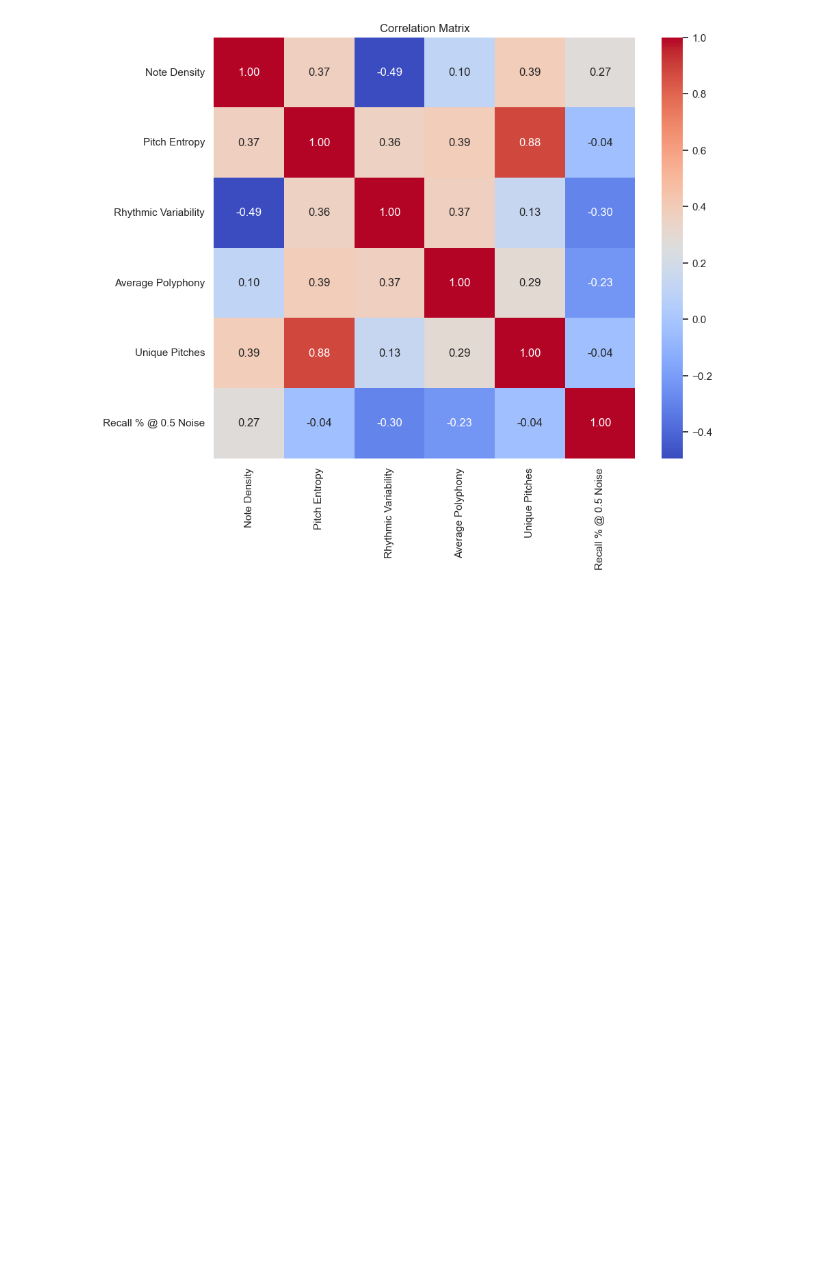
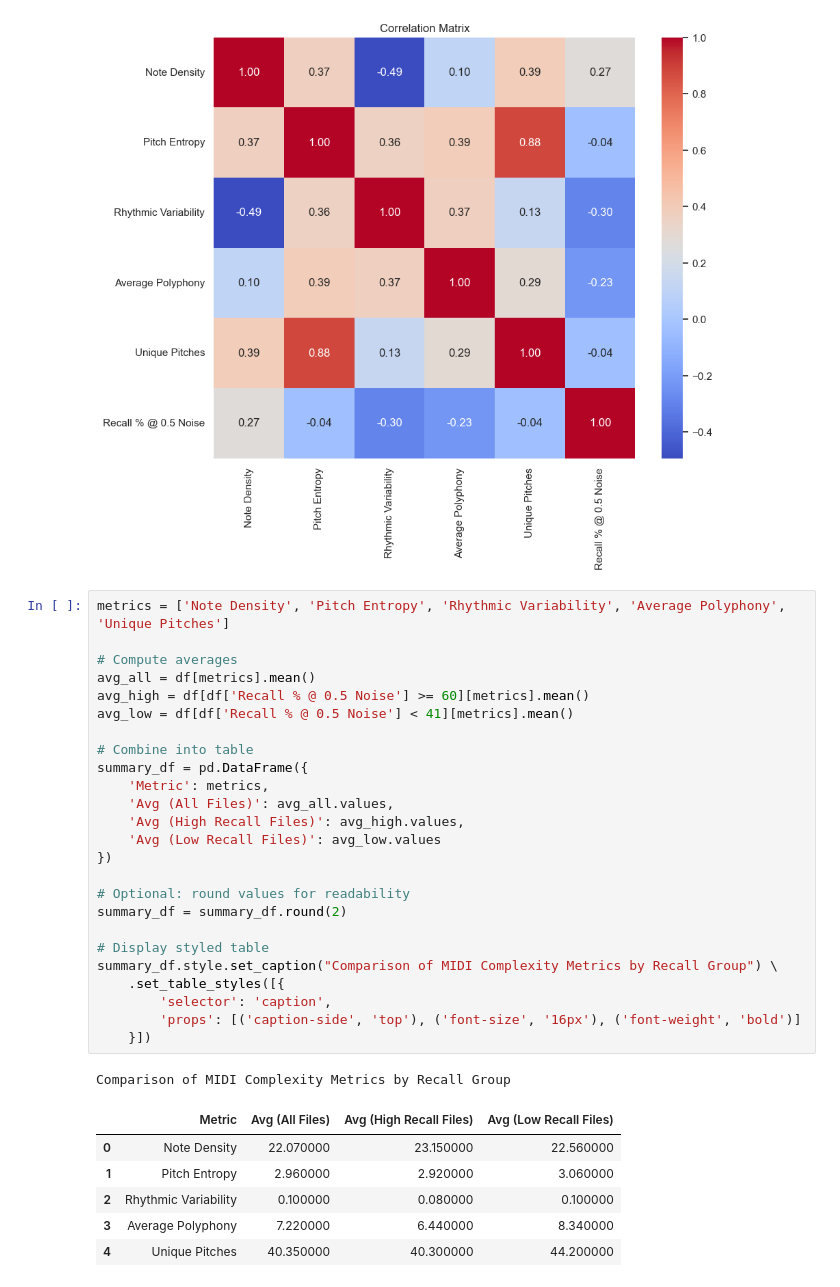
Before and after one commit to Silverasdf/cs420-final-project, a Jupyter notebook: midi_analyze.ipynb, the cells around one changed output. Saved outputs shown, nothing was run; the diff lists cells and outputs as text; blank space fills up the shorter version.

Commit message:
Table for MIDI metrics

```diff
--- a/midi_analyze.ipynb
+++ b/midi_analyze.ipynb
@@ -134,3 +134,36 @@ plt.show()
 # %% [output]
 [figure]
 [figure]
+# %%
+metrics = ['Note Density', 'Pitch Entropy', 'Rhythmic Variability', 'Average Polyphony', 'Unique Pitches']
+
+# Compute averages
+avg_all = df[metrics].mean()
+avg_high = df[df['Recall % @ 0.5 Noise'] >= 60][metrics].mean()
+avg_low = df[df['Recall % @ 0.5 Noise'] < 41][metrics].mean()
+
+# Combine into table
+summary_df = pd.DataFrame({
+    'Metric': metrics,
+    'Avg (All Files)': avg_all.values,
+    'Avg (High Recall Files)': avg_high.values,
+    'Avg (Low Recall Files)': avg_low.values
+})
+
+# Optional: round values for readability
+summary_df = summary_df.round(2)
+
+# Display styled table
+summary_df.style.set_caption("Comparison of MIDI Complexity Metrics by Recall Group") \
+    .set_table_styles([{
+        'selector': 'caption',
+        'props': [('caption-side', 'top'), ('font-size', '16px'), ('font-weight', 'bold')]
+    }])
+# %% [output]
+Comparison of MIDI Complexity Metrics by Recall Group
+|  | Metric | Avg (All Files) | Avg (High Recall Files) | Avg (Low Recall Files) |
+| 0 | Note Density | 22.070000 | 23.150000 | 22.560000 |
+| 1 | Pitch Entropy | 2.960000 | 2.920000 | 3.060000 |
+| 2 | Rhythmic Variability | 0.100000 | 0.080000 | 0.100000 |
+| 3 | Average Polyphony | 7.220000 | 6.440000 | 8.340000 |
+| 4 | Unique Pitches | 40.350000 | 40.300000 | 44.200000 |
```
